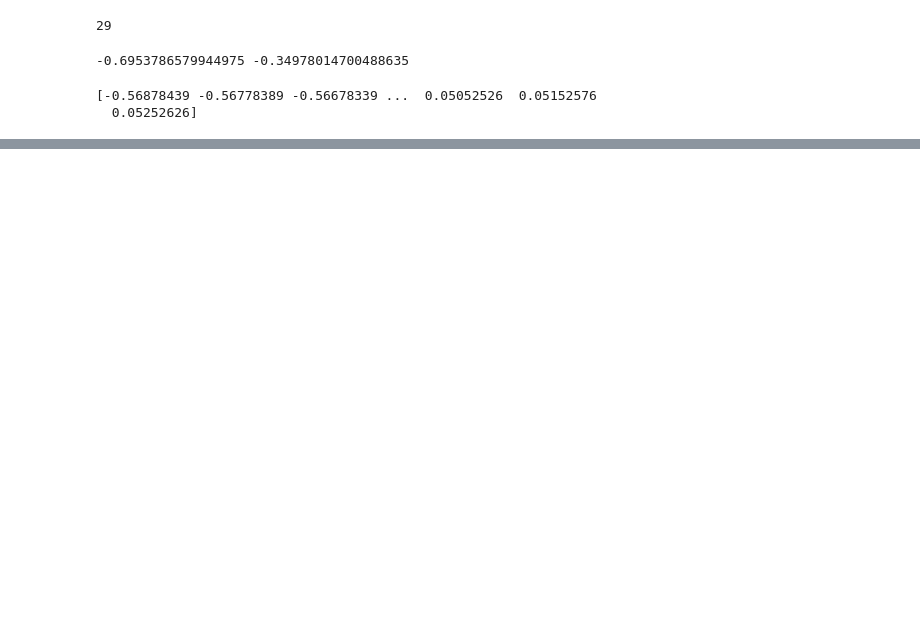
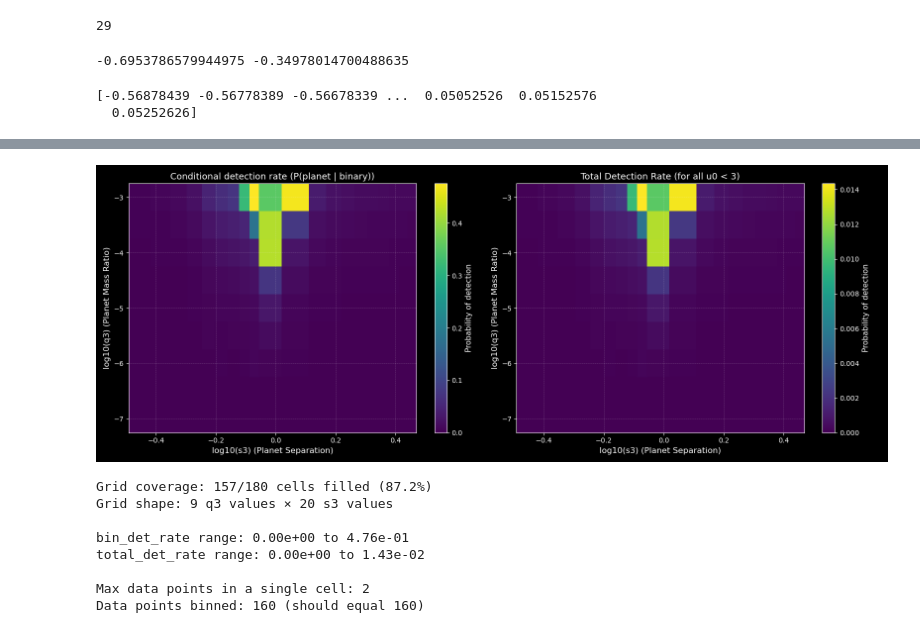
Before and after one commit to ArjunMurlidhar/circumbinary_microlensing, a Jupyter notebook: code/circumbinary_caustics.ipynb, the cells around one changed output, grey strips where cells are left out. Drawn from its saved outputs; the diff is of its cells as text; code cells hidden in the pictures; blank space fills up the shorter version.

```diff
--- a/code/circumbinary_caustics.ipynb
+++ b/code/circumbinary_caustics.ipynb
@@ -337,5 +340,5 @@ with fits.open("../magnification_maps/cb_planet_map_2.fits") as hdul:
 XTENSION= 'IMAGE   '           / Image extension                                BITPIX  =                  -32 / data type of original image                    NAXIS   =                    2 / dimensi ...
 # %%
 from calc_det_sep import region_of_dev
-params = {"s2": 0.2, "q2": 0.925, "s3": 0.35, "q3": 1e-6, "psi": 0.0, "rho": 0.001}
+params = {"s2": 0.2, "q2": 0.925, "s3": 1.2, "q3": 1e-5, "psi": 0.0, "rho": 0.001}
 bin_u0, planet_corners=region_of_dev(params, "../oom_detectability", "test", bin_box=0.5, planet_box=0.06, num_cores=8, contour_threshold=0.05, make_plots=True, tE=20)
@@ -734,0 +931,5 @@ print(x_axis)
+# %%
+s3 = np.concatenate((np.linspace(0.35, 0.91, 10), np.linspace(1.2, 2.85, 10)))
+q3 = np.array([1e-07, 3.162277660168379e-07, 1e-06, 3.162277660168379e-06, 1e-05, 3.1622776601683795e-05, 0.0001, 0.0003162277660168, 0.001])
+logq3 = np.log10(q3)
+print(s3)
@@ -734,0 +941,72 @@ print(x_axis)
+# %%
+# Create 2D heatmap of bin_det_rate_avg as a function of s3 and q3
+# Bin all data points into closest grid points and sum detection rates
+
+# Create log scale arrays for plotting
+logs3 = np.log10(s3)
+
+# Create 2D grid for the data - initialize with zeros
+n_s3 = len(s3)
+n_q3 = len(q3)
+bin_det_grid = np.zeros((n_q3, n_s3))
+total_det_grid = np.zeros((n_q3, n_s3))
+count_grid = np.zeros((n_q3, n_s3))  # Track how many data points fall into each cell
+
+# Bin all data from averaged_df into the closest grid points
+for idx, row in averaged_df.iterrows():
+    s3_val = row['s3']
+    q3_val = row['q3']
+
+    # Find closest s3 index
+    s3_idx = np.argmin(np.abs(s3 - s3_val))
+    # Find closest q3 index
+    q3_idx = np.argmin(np.abs(q3 - q3_val))
+
+    # Add detection rates to the grid (accumulate if multiple data points map to same cell)
+    bin_det_grid[q3_idx, s3_idx] += row['bin_det_rate_avg']
+    total_det_grid[q3_idx, s3_idx] += row['total_det_rate_avg']
+    count_grid[q3_idx, s3_idx] += 1
+
+# Create the plot
+fig, (ax1, ax2) = plt.subplots(1, 2, figsize=(16, 6))
+
+# Plot 1: Binary detection rate
+im1 = ax1.pcolormesh(logs3, logq3, bin_det_grid, shading='nearest', cmap='viridis')
+ax1.set_xlabel('log10(s3) (Planet Separation)', fontsize=12)
+ax1.set_ylabel('log10(q3) (Planet Mass Ratio)', fontsize=12)
+ax1.set_title('Conditional detection rate (P(planet | binary))', fontsize=13)
+cbar1 = plt.colorbar(im1, ax=ax1)
+cbar1.set_label('Probability of detection', fontsize=11)
+ax1.grid(True, alpha=0.3, linestyle='--', linewidth=0.5)
+
+# Plot 2: Total detection rate
+im2 = ax2.pcolormesh(logs3, logq3, total_det_grid, shading='nearest', cmap='viridis')
+ax2.set_xlabel('log10(s3) (Planet Separation)', fontsize=12)
+ax2.set_ylabel('log10(q3) (Planet Mass Ratio)', fontsize=12)
+ax2.set_title('Total Detection Rate (for all u0 < 3)', fontsize=13)
+cbar2 = plt.colorbar(im2, ax=ax2)
+cbar2.set_label('Probability of detection', fontsize=11)
+ax2.grid(True, alpha=0.3, linestyle='--', linewidth=0.5)
+
+plt.tight_layout()
+plt.show()
+
+# Print binning statistics
+n_filled = np.sum(count_grid > 0)
+n_total = bin_det_grid.size
+print(f"\nGrid coverage: {n_filled}/{n_total} cells filled ({100*n_filled/n_total:.1f}%)")
+print(f"Grid shape: {n_q3} q3 values × {n_s3} s3 values")
+print(f"\nbin_det_rate range: {np.min(bin_det_grid):.2e} to {np.max(bin_det_grid):.2e}")
+print(f"total_det_rate range: {np.min(total_det_grid):.2e} to {np.max(total_det_grid):.2e}")
+print(f"\nMax data points in a single cell: {int(np.max(count_grid))}")
+print(f"Data points binned: {int(np.sum(count_grid))} (should equal {len(averaged_df)})")
+# %% [output]
+[figure, added]
+Grid coverage: 157/180 cells filled (87.2%)
+Grid shape: 9 q3 values × 20 s3 values
+
+bin_det_rate range: 0.00e+00 to 4.76e-01
+total_det_rate range: 0.00e+00 to 1.43e-02
+
+Max data points in a single cell: 2
+Data points binned: 160 (should equal 160)
```
Also changed, not shown: parts of 23 cells of this notebook, 1 other file.
